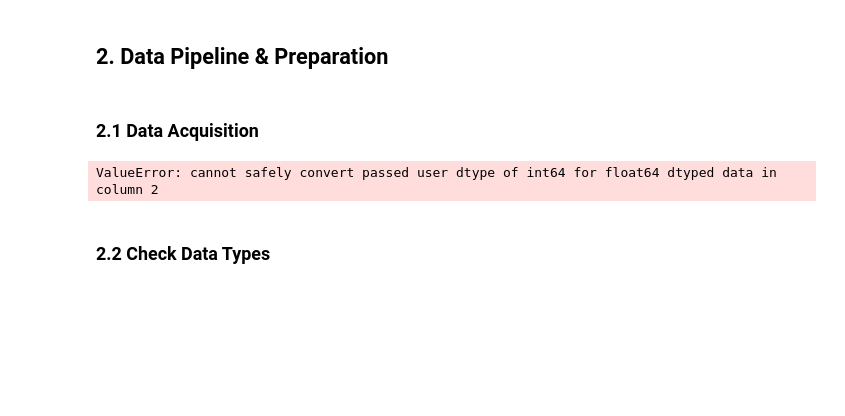
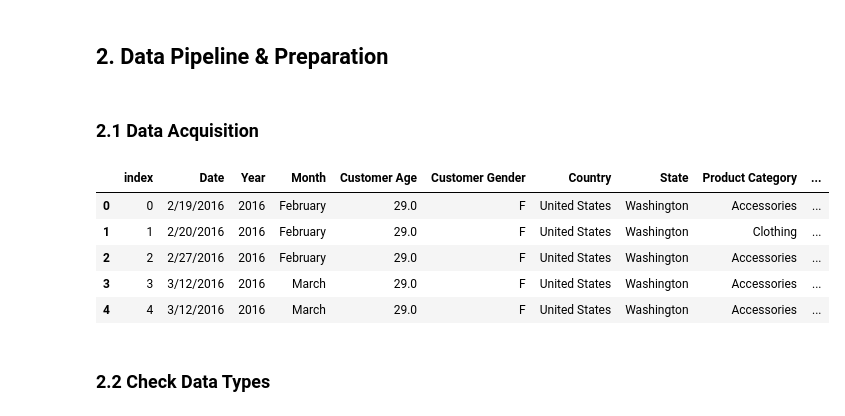
Before and after one commit to NkeCelestin/group5project_datascienceclass, a Jupyter notebook: Final Project Group 5.ipynb, the cells around one changed output. Drawn from its saved outputs; the diff is of its cells as text; code cells hidden in the pictures; blank space fills up the shorter version.

```diff
--- a/Final Project Group 5.ipynb
+++ b/Final Project Group 5.ipynb
@@ -64,10 +64,17 @@ pd.set_option('display.max_columns', None)
 pd.set_option('display.width', 1000)
 # %%
 pd.set_option('display.max_columns', None)
-df = pd.read_csv(r"Group 5-Dataset for Final Project.csv", dtype={'Year': 'int'})
+df = pd.read_csv(r"Group 5-Dataset for Final Project.csv")
+df['Year'] = df['Year'].replace([float('nan'), float('inf'), -float('inf')], 2016)
+df['Year'] = df['Year'].astype(int)
 df.head()
 # %% [output]
-ValueError: cannot safely convert passed user dtype of int64 for float64 dtyped data in column 2
+|  | index | Date | Year | Month | Customer Age | Customer Gender | Country | State | Product Category | ... |
+| 0 | 0 | 2/19/2016 | 2016 | February | 29.0 | F | United States | Washington | Accessories | ... |
+| 1 | 1 | 2/20/2016 | 2016 | February | 29.0 | F | United States | Washington | Clothing | ... |
+| 2 | 2 | 2/27/2016 | 2016 | February | 29.0 | F | United States | Washington | Accessories | ... |
+| 3 | 3 | 3/12/2016 | 2016 | March | 29.0 | F | United States | Washington | Accessories | ... |
+| 4 | 4 | 3/12/2016 | 2016 | March | 29.0 | F | United States | Washington | Accessories | ... |
 # %% [markdown]
 ### 2.2 Check Data Types
 # %%
```
Also changed, not shown: parts of 1 cell of this notebook.
